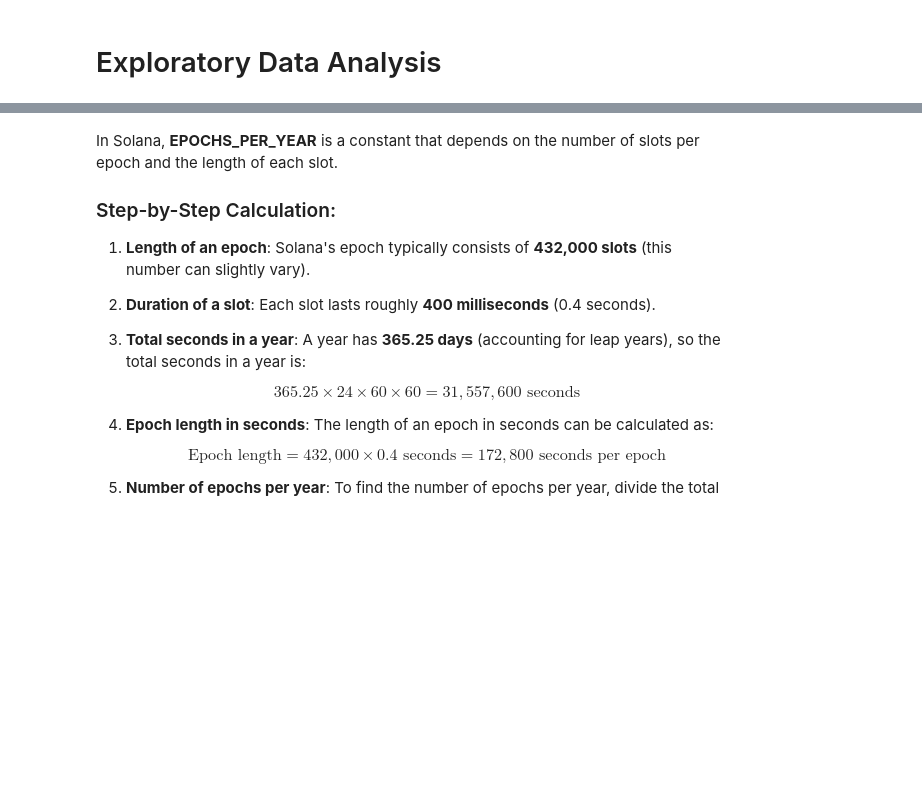
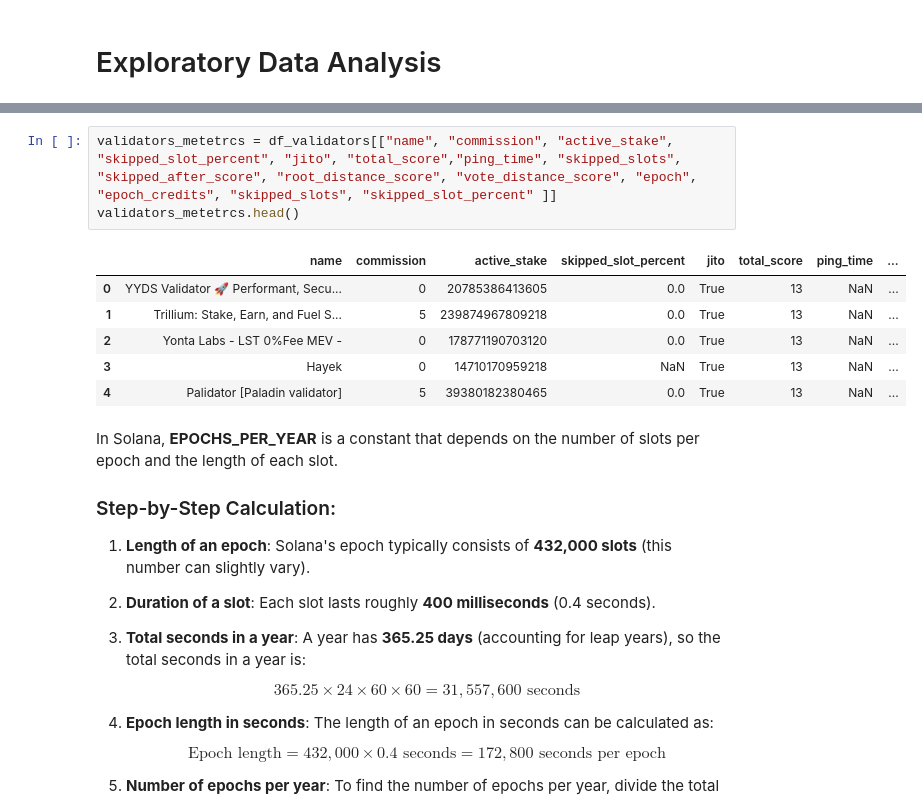
Before and after one commit to apostleoffinance/Solana-Predictive-Staking-Analytics, a Jupyter notebook: notebook/data.ipynb, the cells around one changed output, grey strips where cells are left out. Saved outputs shown, nothing was run; the diff lists cells and outputs as text; blank space fills up the shorter version.

```diff
--- a/notebook/data.ipynb
+++ b/notebook/data.ipynb
@@ -498,3 +654,13 @@ df_validators.columns.to_list()
+# %%
+validators_metetrcs = df_validators[["name", "commission", "active_stake", "skipped_slot_percent", "jito", "total_score","ping_time", "skipped_slots", "skipped_after_score", "root_distance_score", "vote_distance_score", "epoch", "epoch_credits", "skipped_slots", "skipped_slot_percent" ]]
+validators_metetrcs.head()
+# %% [output]
+|  | name | commission | active_stake | skipped_slot_percent | jito | total_score | ping_time | ... |
+| 0 | YYDS Validator 🚀 Performant, Secu... | 0 | 20785386413605 | 0.0 | True | 13 | NaN | ... |
+| 1 | Trillium: Stake, Earn, and Fuel S... | 5 | 239874967809218 | 0.0 | True | 13 | NaN | ... |
+| 2 | Yonta Labs - LST 0%Fee MEV - | 0 | 178771190703120 | 0.0 | True | 13 | NaN | ... |
+| 3 | Hayek | 0 | 14710170959218 | NaN | True | 13 | NaN | ... |
+| 4 | Palidator [Paladin validator] | 5 | 39380182380465 | 0.0 | True | 13 | NaN | ... |
 # %% [markdown]
 In Solana, **EPOCHS\_PER\_YEAR** is a constant that depends on the number of slots per epoch and the length of each slot.
 
```
Also changed, not shown: parts of 31 cells of this notebook, 1 other file.
